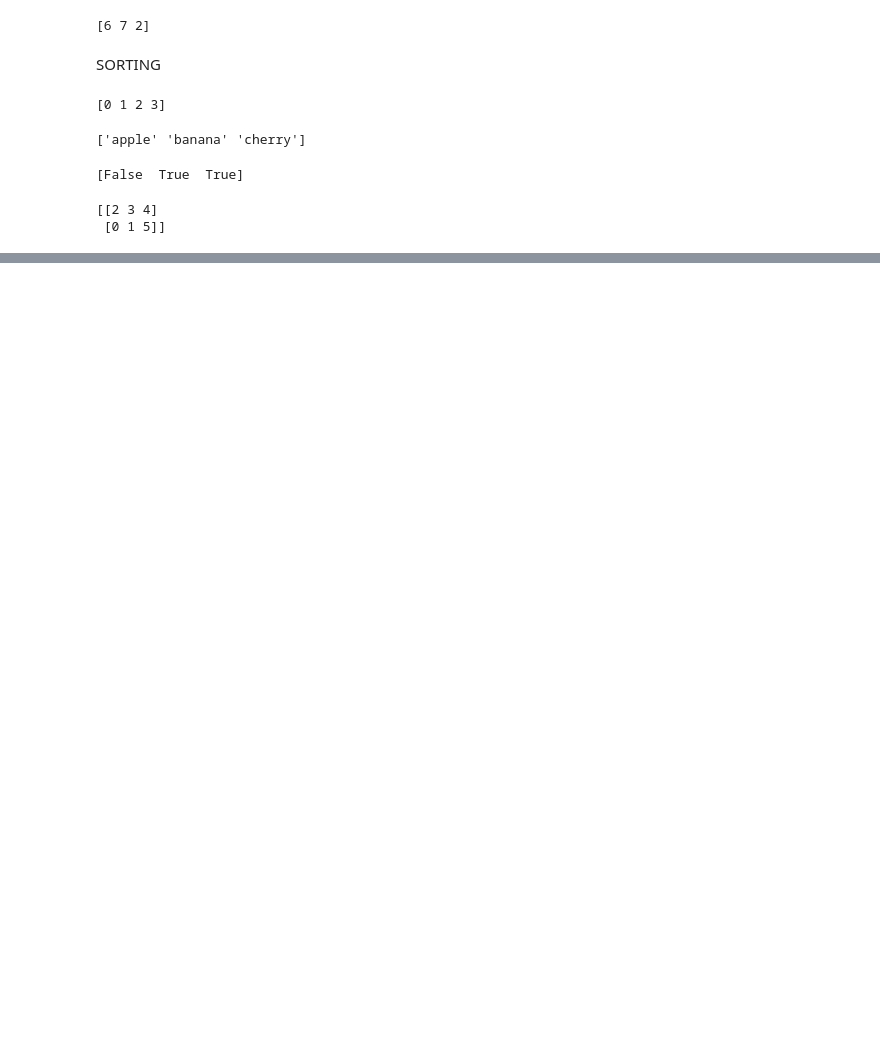
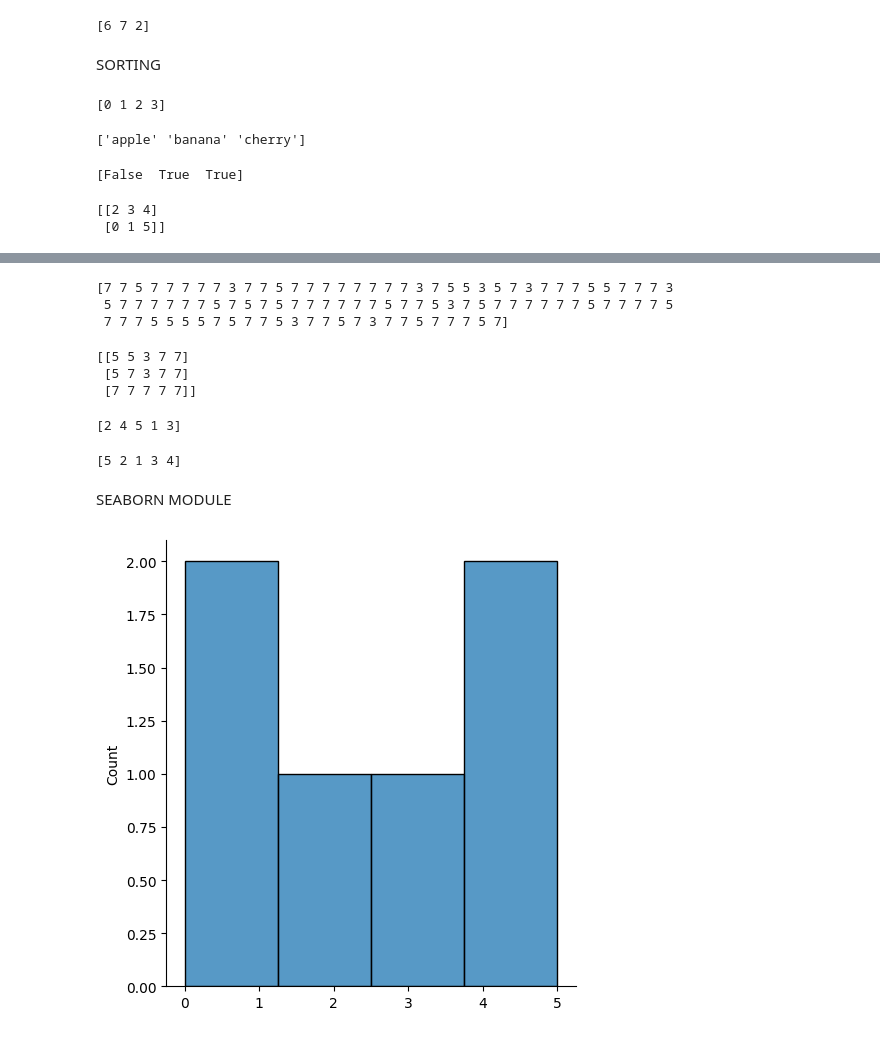
Before and after one commit to riyagarjola/Numpy, a Jupyter notebook: phase-1.ipynb, the cells around one changed output, grey strips where cells are left out. Saved outputs shown, nothing was run; the diff lists cells and outputs as text; code cells hidden in the pictures; blank space fills up the shorter version.

Commit message:
Matplotlib,Random,Seaborn

```diff
--- a/phase-1.ipynb
+++ b/phase-1.ipynb
@@ -604,0 +711,36 @@ print(np.sort(arr))
+# %%
+#Data Distribution
+x=random.choice([3,5,7,9],p=[0.1,0.3,0.6,0.0],size=(100))
+print(x)
+# %% [output]
+[7 7 5 7 7 7 7 7 3 7 7 5 7 7 7 7 7 7 7 7 3 7 5 5 3 5 7 3 7 7 7 5 5 7 7 7 3
+ 5 7 7 7 7 7 7 5 7 5 7 5 7 7 7 7 7 7 5 7 7 5 3 7 5 7 7 7 7 7 7 5 7 7 7 7 5
+ 7 7 7 5 5 5 5 7 5 7 7 5 3 7 7 5 7 3 7 7 5 7 7 7 5 7]
+# %%
+x=random.choice([3,5,7,9],p=[0.1,0.3,0.6,0.0],size=(3,5))
+print(x)
+# %% [output]
+[[5 5 3 7 7]
+ [5 7 3 7 7]
+ [7 7 7 7 7]]
+# %%
+arr=np.array([1,2,3,4,5])
+random.shuffle(arr)
+print(arr)
+# %% [output]
+[2 4 5 1 3]
+# %%
+arr = np.array([1, 2, 3, 4, 5])
+
+print(random.permutation(arr))
+# %% [output]
+[5 2 1 3 4]
+# %% [markdown]
+SEABORN MODULE
+# %%
+import matplotlib.pyplot as plt
+import seaborn as sns
+sns.displot([0,1,2,3,4,5])
+plt.show()
+# %% [output]
+[figure, added]
```
Also changed, not shown: parts of 17 cells of this notebook.
